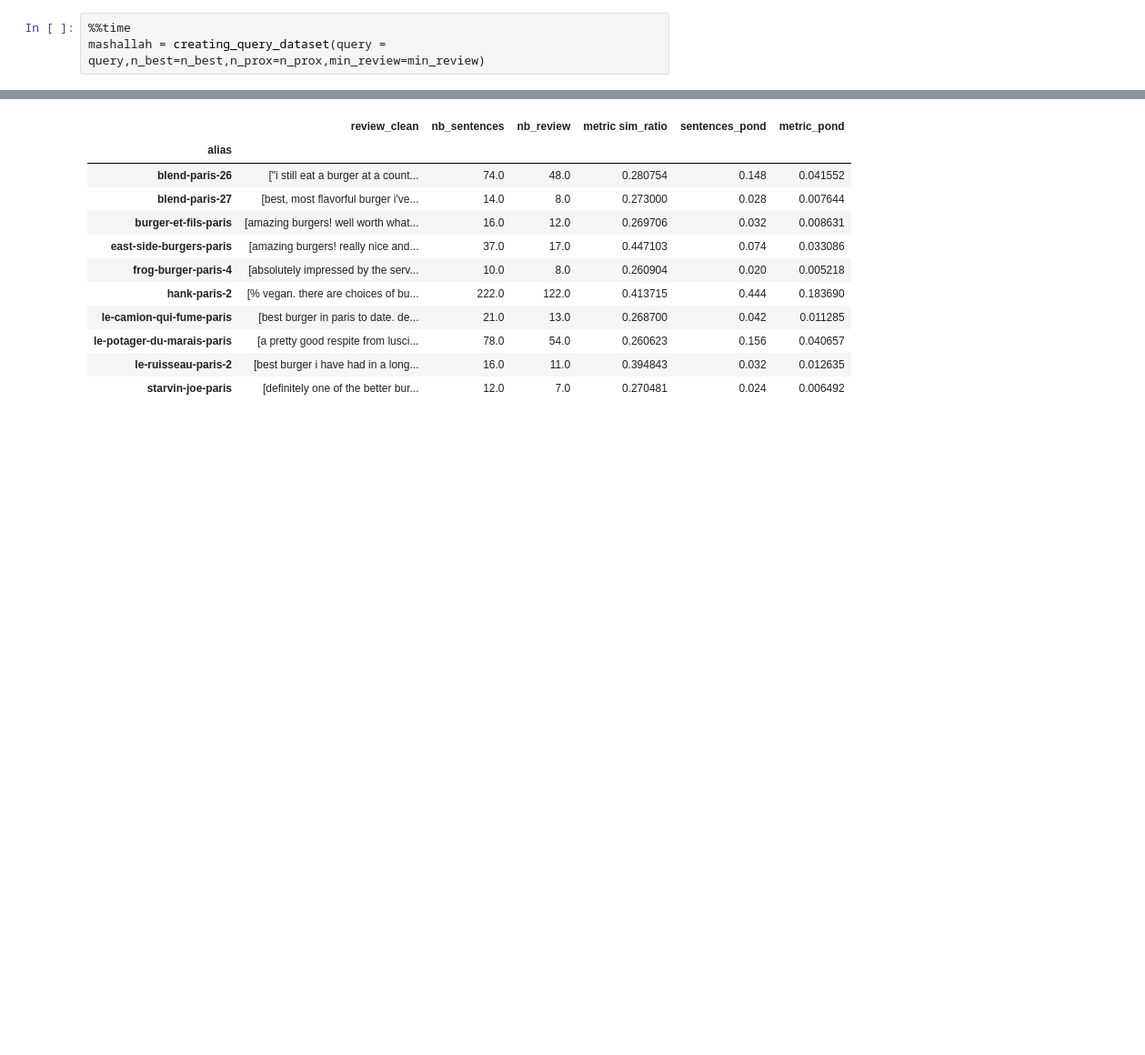
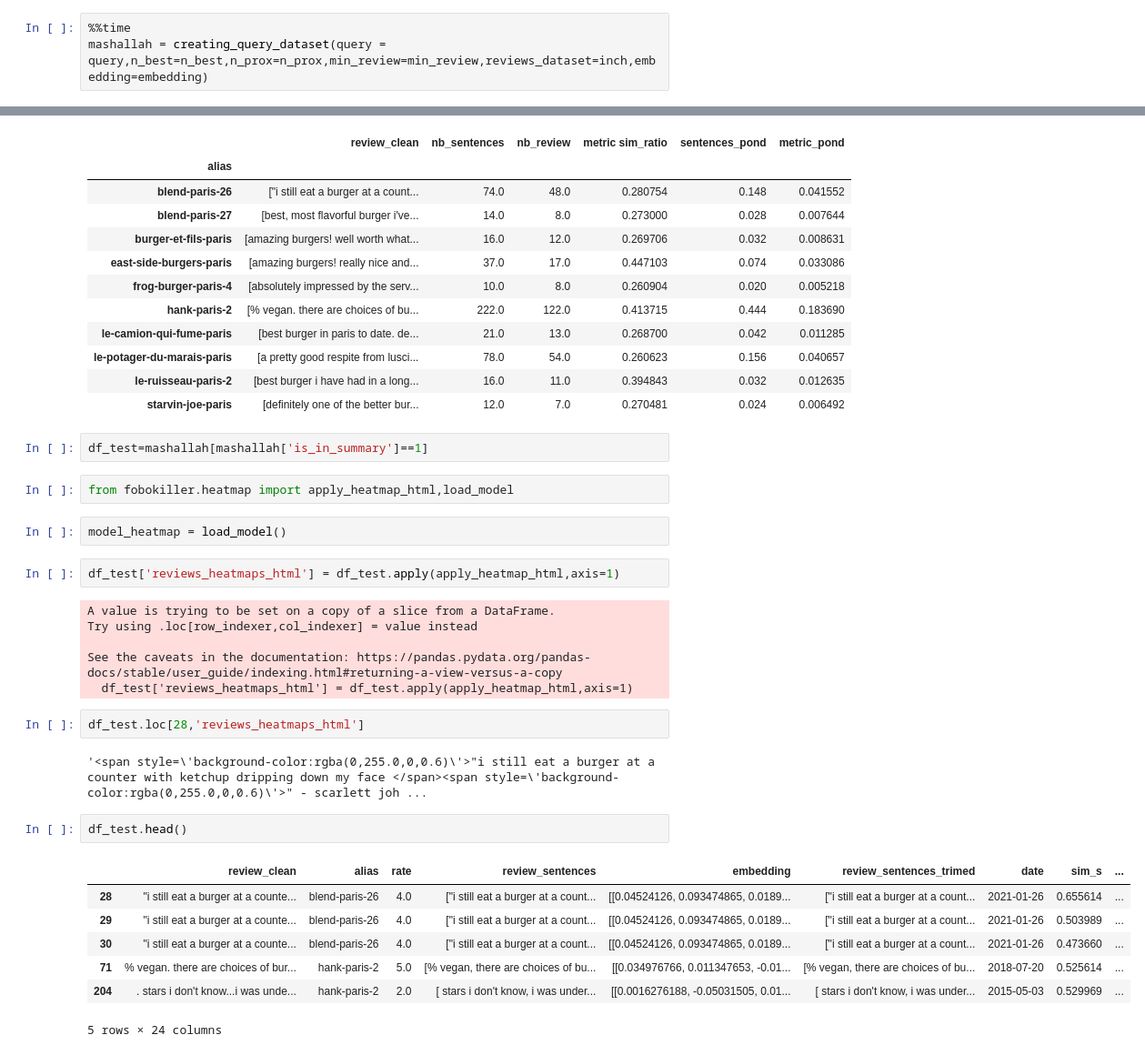
Before and after one commit to arthurcol/fobokiller, a Jupyter notebook: notebooks/heatmap_module_arthur.ipynb, the cells around one changed output, grey strips where cells are left out. Shown at 91% size. Cells and saved outputs as stored; diff of their text form; blank space fills up the shorter version.

```diff
--- a/notebooks/heatmap_module_arthur.ipynb
+++ b/notebooks/heatmap_module_arthur.ipynb
@@ -197,5 +197,5 @@ n_best = 10
 min_review = 10
 # %%
 %%time
-mashallah = creating_query_dataset(query = query,n_best=n_best,n_prox=n_prox,min_review=min_review)
+mashallah = creating_query_dataset(query = query,n_best=n_best,n_prox=n_prox,min_review=min_review,reviews_dataset=inch,embedding=embedding)
 # %% [output]
@@ -248,3 +243,31 @@ summary_reconstructed
 | le-potager-du-marais-paris | [a pretty good respite from lusci... | 78.0 | 54.0 | 0.260623 | 0.156 | 0.040657 |
 | le-ruisseau-paris-2 | [best burger i have had in a long... | 16.0 | 11.0 | 0.394843 | 0.032 | 0.012635 |
 | starvin-joe-paris | [definitely one of the better bur... | 12.0 | 7.0 | 0.270481 | 0.024 | 0.006492 |
+# %%
+df_test=mashallah[mashallah['is_in_summary']==1]
+# %%
+from fobokiller.heatmap import apply_heatmap_html,load_model
+# %%
+model_heatmap = load_model()
+# %%
+df_test['reviews_heatmaps_html'] = df_test.apply(apply_heatmap_html,axis=1)
+# %% [output]
+A value is trying to be set on a copy of a slice from a DataFrame.
+Try using .loc[row_indexer,col_indexer] = value instead
+
+See the caveats in the documentation: https://pandas.pydata.org/pandas-docs/stable/user_guide/indexing.html#returning-a-view-versus-a-copy
+  df_test['reviews_heatmaps_html'] = df_test.apply(apply_heatmap_html,axis=1)
+# %%
+df_test.loc[28,'reviews_heatmaps_html']
+# %% [output]
+'<span style=\'background-color:rgba(0,255.0,0,0.6)\'>"i still eat a burger at a counter with ketchup dripping down my face </span><span style=\'background-color:rgba(0,255.0,0,0.6)\'>" - scarlett joh ...
+# %%
+df_test.head()
+# %% [output]
+|  | review_clean | alias | rate | review_sentences | embedding | review_sentences_trimed | date | sim_s | ... |
+| 28 | "i still eat a burger at a counte... | blend-paris-26 | 4.0 | ["i still eat a burger at a count... | [[0.04524126, 0.093474865, 0.0189... | ["i still eat a burger at a count... | 2021-01-26 | 0.655614 | ... |
+| 29 | "i still eat a burger at a counte... | blend-paris-26 | 4.0 | ["i still eat a burger at a count... | [[0.04524126, 0.093474865, 0.0189... | ["i still eat a burger at a count... | 2021-01-26 | 0.503989 | ... |
+| 30 | "i still eat a burger at a counte... | blend-paris-26 | 4.0 | ["i still eat a burger at a count... | [[0.04524126, 0.093474865, 0.0189... | ["i still eat a burger at a count... | 2021-01-26 | 0.473660 | ... |
+| 71 | % vegan. there are choices of bur... | hank-paris-2 | 5.0 | [% vegan, there are choices of bu... | [[0.034976766, 0.011347653, -0.01... | [% vegan, there are choices of bu... | 2018-07-20 | 0.525614 | ... |
+| 204 | . stars i don't know...i was unde... | hank-paris-2 | 2.0 | [ stars i don't know, i was under... | [[0.0016276188, -0.05031505, 0.01... | [ stars i don't know, i was under... | 2015-05-03 | 0.529969 | ... |
+5 rows × 24 columns
```
Also changed, not shown: parts of 25 cells of this notebook, 3 other files.
